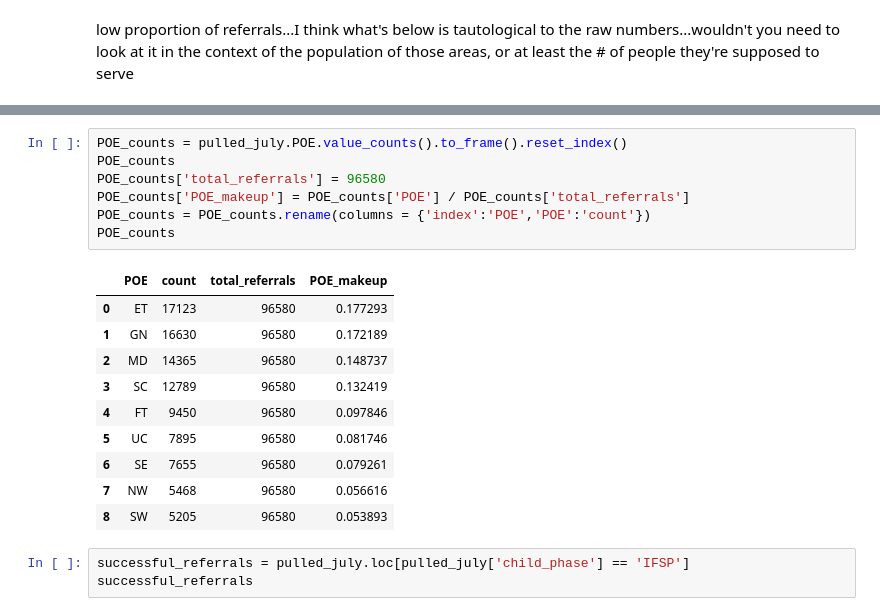
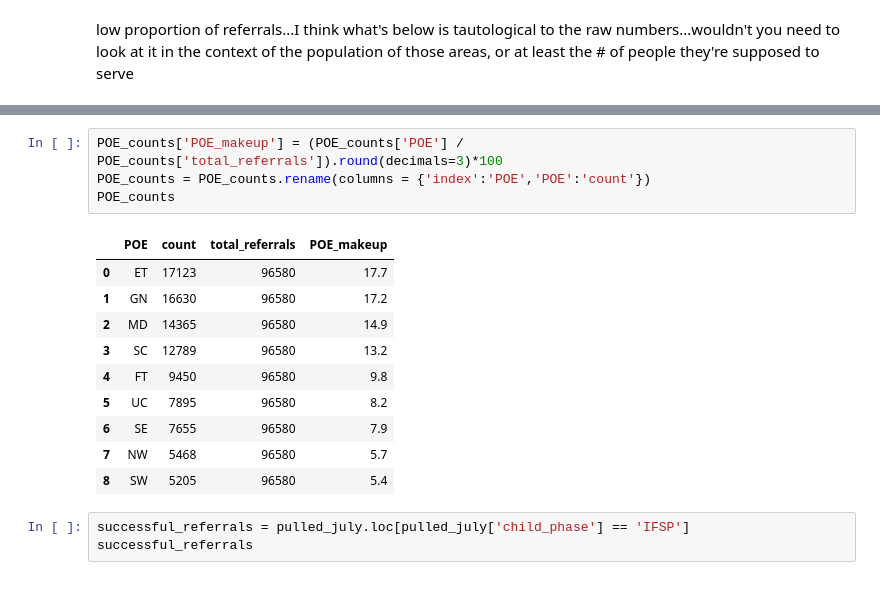
Before and after one commit to NSS-Full-Time-Data-Analytics-7/teis_project-ursula, a Jupyter notebook: Q3_Colin.ipynb, the cells around one changed output, grey strips where cells are left out. Saved outputs shown, nothing was run; the diff lists cells and outputs as text.

```diff
--- a/Q3_Colin.ipynb
+++ b/Q3_Colin.ipynb
@@ -30,21 +58,18 @@ low proportion of referrals...I think what's below is tautological to the raw nu
 # %%
-POE_counts = pulled_july.POE.value_counts().to_frame().reset_index()
-POE_counts
-POE_counts['total_referrals'] = 96580
-POE_counts['POE_makeup'] = POE_counts['POE'] / POE_counts['total_referrals']
+POE_counts['POE_makeup'] = (POE_counts['POE'] / POE_counts['total_referrals']).round(decimals=3)*100
 POE_counts = POE_counts.rename(columns = {'index':'POE','POE':'count'})
 POE_counts
 # %% [output]
 |  | POE | count | total_referrals | POE_makeup |
-| 0 | ET | 17123 | 96580 | 0.177293 |
-| 1 | GN | 16630 | 96580 | 0.172189 |
-| 2 | MD | 14365 | 96580 | 0.148737 |
-| 3 | SC | 12789 | 96580 | 0.132419 |
-| 4 | FT | 9450 | 96580 | 0.097846 |
-| 5 | UC | 7895 | 96580 | 0.081746 |
-| 6 | SE | 7655 | 96580 | 0.079261 |
-| 7 | NW | 5468 | 96580 | 0.056616 |
-| 8 | SW | 5205 | 96580 | 0.053893 |
+| 0 | ET | 17123 | 96580 | 17.7 |
+| 1 | GN | 16630 | 96580 | 17.2 |
+| 2 | MD | 14365 | 96580 | 14.9 |
+| 3 | SC | 12789 | 96580 | 13.2 |
+| 4 | FT | 9450 | 96580 | 9.8 |
+| 5 | UC | 7895 | 96580 | 8.2 |
+| 6 | SE | 7655 | 96580 | 7.9 |
+| 7 | NW | 5468 | 96580 | 5.7 |
+| 8 | SW | 5205 | 96580 | 5.4 |
 # %%
 successful_referrals = pulled_july.loc[pulled_july['child_phase'] == 'IFSP']
 successful_referrals
```
Also changed, not shown: parts of 4 cells of this notebook, 2 other files.
